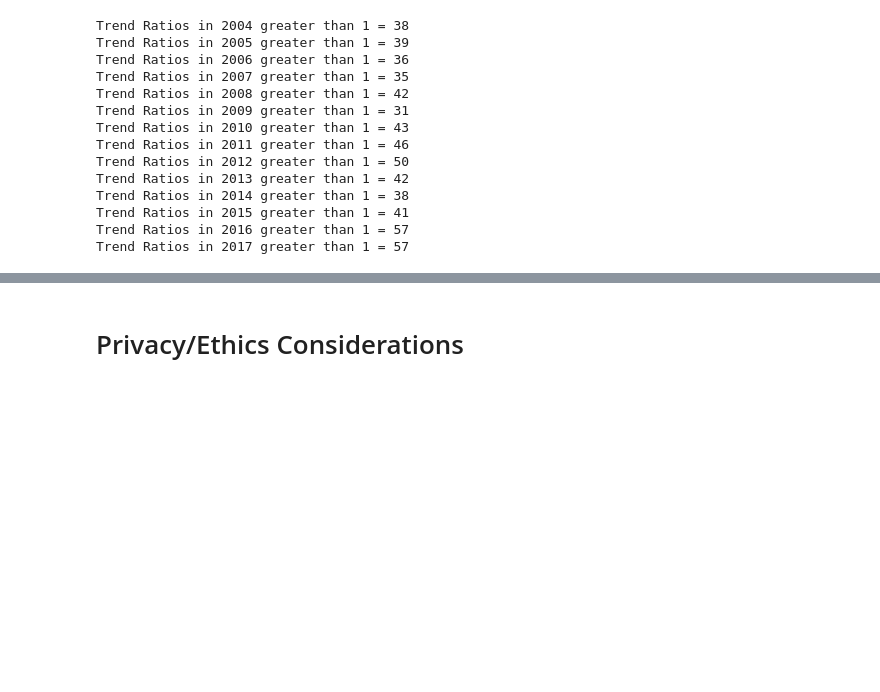
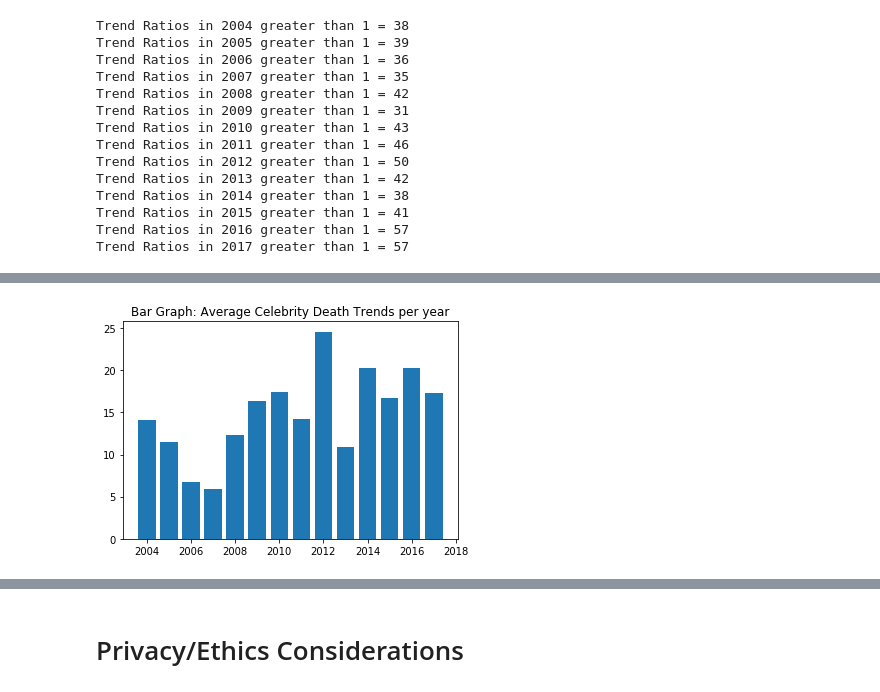
Before and after one commit to KennyWibowo/CelebrityDeathDataScience, a Jupyter notebook: FinalProject.ipynb, the cells around one changed output, grey strips where cells are left out. Saved outputs shown, nothing was run; the diff lists cells and outputs as text; code cells hidden in the pictures; blank space fills up the shorter version.

```diff
--- a/FinalProject.ipynb
+++ b/FinalProject.ipynb
@@ -404,3 +415,9 @@ plt.show()
+# %%
+plt.bar(years,trend_data)
+plt.title('Bar Graph: Average Celebrity Death Trends per year')
+plt.show()
+# %% [output]
+[figure, added]
 # %%
 plt.scatter(trend_data, deaths, color='g')
 z = np.polyfit(trend_data, deaths, 1)
```
Also changed, not shown: parts of 9 cells of this notebook.
